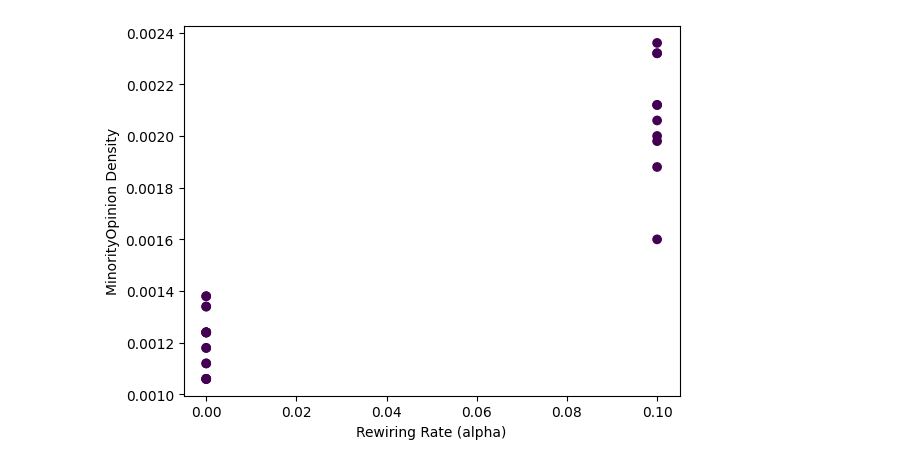
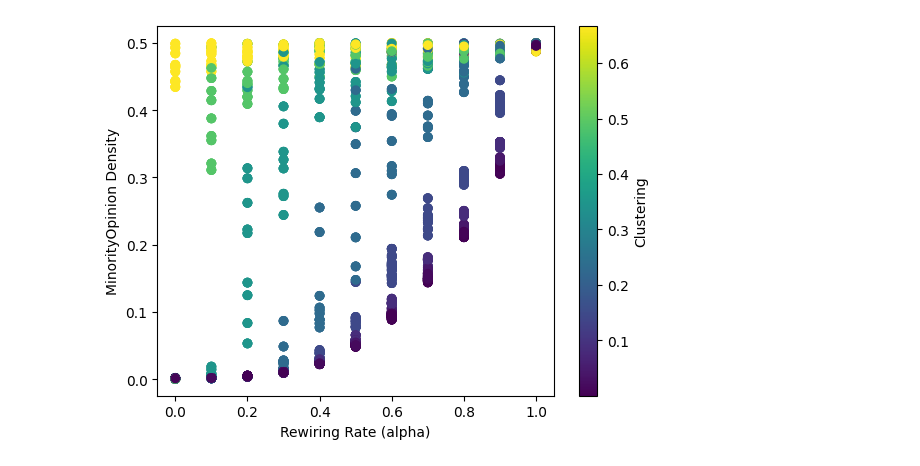
Before and after one commit to sagarswapRIT/Voter-Model, a Jupyter notebook: src/ScatterPlotWithClustering.ipynb, the cells around one changed output. Drawn from its saved outputs; the diff is of its cells as text; code cells hidden in the pictures.

Commit message:
Added python notebook files which process WattsStrogatz Data

```diff
--- a/src/ScatterPlotWithClustering.ipynb
+++ b/src/ScatterPlotWithClustering.ipynb
@@ -58,0 +36,18 @@ print([row[0] for row in data0])
+# %%
+#Find Clustering
+
+clustering={}
+clusterzero=1
+
+for p in pList:
+    G=nx.Graph()
+    addr="../data/input/WattsStrogatzGraphs/WattsStrogatz_N50000_"+str(p)+"_k10"+".txt"
+    print(addr)
+    G=nx.read_edgelist(addr, create_using=nx.Graph(), nodetype=str)
+    cluster=nx.average_clustering(G)
+    if p==0:
+        clusterzero=cluster
+    else:
+        clustering[p]=cluster/clusterzero
+
+print(clustering)
@@ -59,30 +149,32 @@ print([row[0] for row in data0])
 # %%
 fig, ax = plt.subplots()
 x_list=[0] * len(data0)
-ax.scatter(x_list, [row[0] for row in data0], c=[int(row[1]) for row in data0], label='0')
+sc=ax.scatter(x_list, data0, c=data0C)
 x_list=[0.1] * len(data10)
-ax.scatter(x_list, [row[0] for row in data10], c=[int(row[1]) for row in data10], label='0.1')
+ax.scatter(x_list, data10, c=data10C)
 x_list=[0.2] * len(data20)
-ax.scatter(x_list, [row[0] for row in data20], c=[int(row[1]) for row in data20], label='0.2')
+ax.scatter(x_list, data20, c=data20C)
 x_list=[0.3] * len(data30)
-ax.scatter(x_list, [row[0] for row in data30], c=[int(row[1]) for row in data30], label='0.3')
+ax.scatter(x_list, data30, c=data30C)
 x_list=[0.4] * len(data40)
-ax.scatter(x_list, [row[0] for row in data40], c=[int(row[1]) for row in data40], label='0.4')
+ax.scatter(x_list, data40, c=data40C)
 x_list=[0.5] * len(data50)
-ax.scatter(x_list, [row[0] for row in data50], c=[int(row[1]) for row in data50], label='0.5')
+ax.scatter(x_list, data50, c=data50C)
 x_list=[0.6] * len(data60)
-ax.scatter(x_list, [row[0] for row in data60], c=[int(row[1]) for row in data60], label='0.6')
+ax.scatter(x_list, data60, c=data60C)
 x_list=[0.7] * len(data70)
-ax.scatter(x_list, [row[0] for row in data70], c=[int(row[1]) for row in data70], label='0.7')
+ax.scatter(x_list, data70, c=data70C)
 x_list=[0.8] * len(data80)
-ax.scatter(x_list, [row[0] for row in data80], c=[int(row[1]) for row in data80], label='0.8')
+ax.scatter(x_list, data80, c=data80C)
 x_list=[0.9] * len(data90)
-ax.scatter(x_list, [row[0] for row in data90], c=[int(row[1]) for row in data90], label='0.9')
+ax.scatter(x_list, data90, c=data90C)
 x_list=[1] * len(data100)
-ax.scatter(x_list, [row[0] for row in data100], c=[int(row[1]) for row in data100], label='1')
+ax.scatter(x_list, data100, c=data100C)
 #ax.set_xticklabels(my_dict.keys())
 ax.set_xlabel("Rewiring Rate (alpha)")
 ax.set_ylabel("MinorityOpinion Density")
+cbar=fig.colorbar(sc, ax=ax)
+cbar.set_label("Clustering")
 plt.show()
 # %% [output]
-[figure, old version]
+[figure, new version]
```
Also changed, not shown: parts of 7 cells of this notebook, 11 other files.
